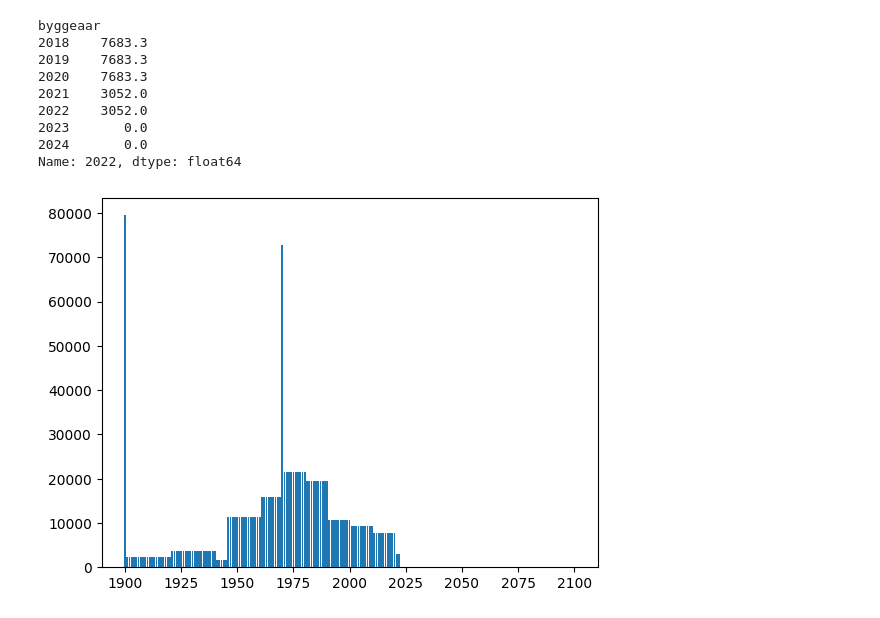
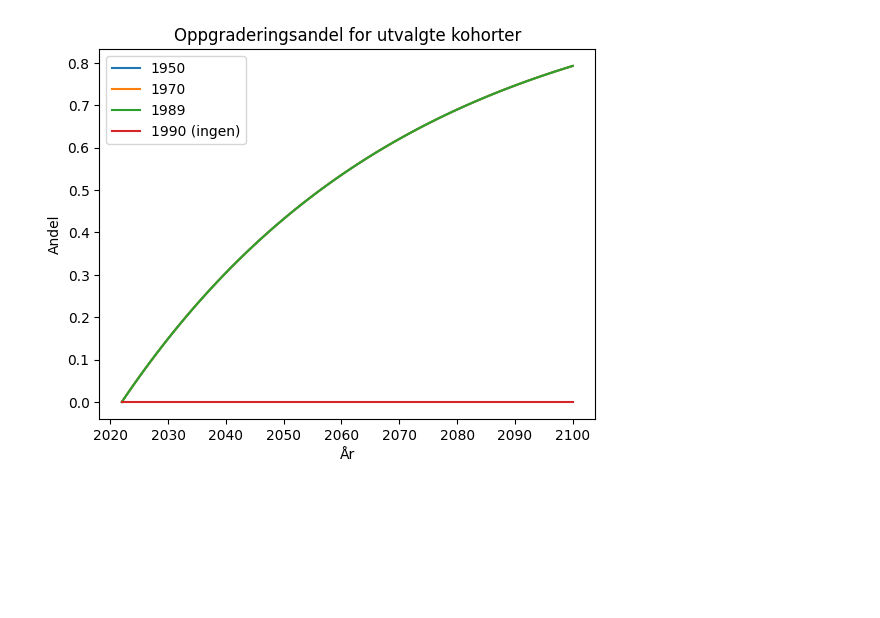
Before and after one commit to andre-hegre/Beregninger_Scenariomodell, a Jupyter notebook: projection.ipynb, the cells around one changed output. Cells and saved outputs as stored; diff of their text form; code cells hidden in the pictures; blank space fills up the shorter version.

```diff
--- a/projection.ipynb
+++ b/projection.ipynb
@@ -3,10 +17,6 @@ import pandas as pd
 import numpy as np
 import matplotlib.pyplot as plt
 
-houses = pd.read_csv('data/bygningsbestand_2022.csv')
-energy_profile = pd.read_csv('data/gjennomsnittlig_forbruk_2022.csv')
-
-houses = houses.set_index('byggeaar')
-energy_profile = energy_profile.set_index('byggeaar')
-energy_profile
+houses = pd.read_csv('data/bygningsbestand_2022.csv').set_index('byggeaar')
+houses
 # %% [output]
@@ -56,32 +115,32 @@ plt.show()
 # %%
-all_byggeaar = np.arange(1900,2101)
-house_stock = pd.DataFrame(
-    index=all_byggeaar,
-    columns=projection_years,
-    dtype=float
-)
-house_stock.index.name   = 'byggeaar'
-house_stock.columns.name = 'projection'
+# House stock: antall per byggeår over tid
+house_stock = pd.DataFrame(0.0, index=houses.index, columns=projection_years)
+house_stock.loc[:2022, 2022] = houses['antall']
 
-house_stock.loc[:,:] = 0
-house_stock.loc[:2022,2022] = houses['antall_boliger']
-
+# Set energy profile for new houses (post-2022)
+houses.loc[2023:, 'energi'] = new_house_energi
 
 for yr in projection_years[1:]:
-    house_stock.loc[:,yr] = house_stock.loc[:,yr-1]*(1-demoliton_rate)
+    house_stock.loc[:, yr] = house_stock.loc[:, yr - 1] * (1 - demoliton_rate)
     house_stock.loc[yr, yr] = new_houses
 
-plt.bar(all_byggeaar, house_stock[2022])
+# Oppgraderingsandel per byggeår over tid (0.0–1.0)
+# Kun boliger bygget før retrofit_max_year oppgraderes
+retrofit_andel = pd.DataFrame(0.0, index=houses.index, columns=projection_years)
 
-house_stock.loc[2018:2024,2022]
+for yr in projection_years[1:]:
+    prev = retrofit_andel.loc[:, yr - 1]
+    retrofit_andel.loc[:, yr] = prev.copy()
+    retrofit_andel.loc[:retrofit_max_year, yr] = prev.loc[:retrofit_max_year] + (1 - prev.loc[:retrofit_max_year]) * retrofit_rate
+
+plt.plot(projection_years, retrofit_andel.loc[1950], label='1950')
+plt.plot(projection_years, retrofit_andel.loc[1970], label='1970')
+plt.plot(projection_years, retrofit_andel.loc[retrofit_max_year], label=f'{retrofit_max_year}')
+plt.plot(projection_years, retrofit_andel.loc[retrofit_max_year + 1], label=f'{retrofit_max_year + 1} (ingen)')
+plt.title('Oppgraderingsandel for utvalgte kohorter')
+plt.ylabel('Andel')
+plt.xlabel('År')
+plt.legend()
+plt.show()
 # %% [output]
-byggeaar
-2018    7683.3
-2019    7683.3
-2020    7683.3
-2021    3052.0
-2022    3052.0
-2023       0.0
-2024       0.0
-Name: 2022, dtype: float64
-[figure, old version]
+[figure, new version]
```
Also changed, not shown: parts of 8 cells of this notebook, 3 other files.
